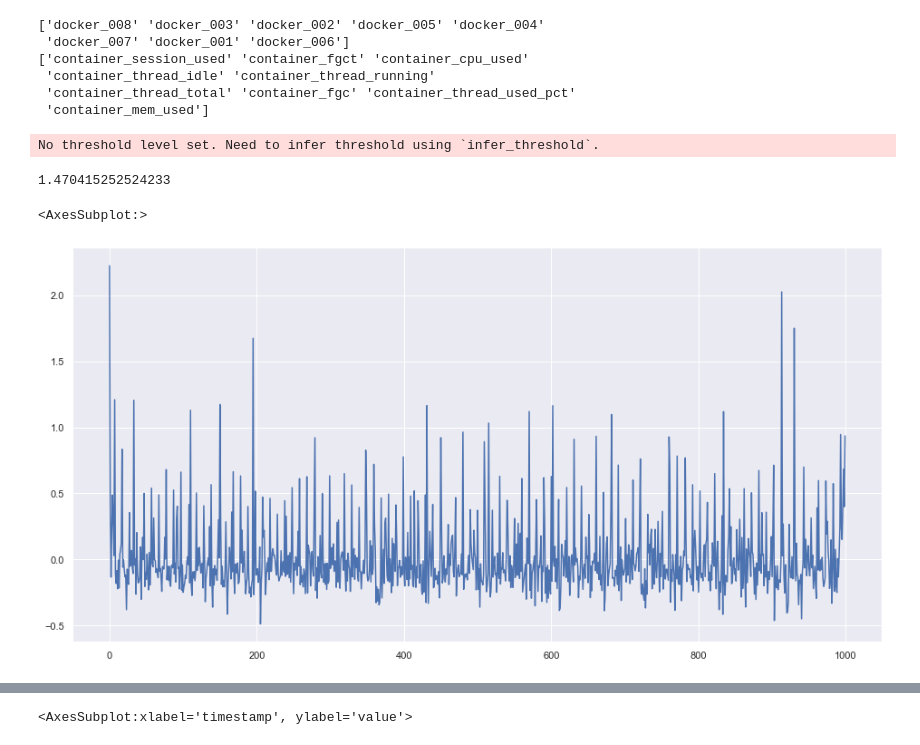
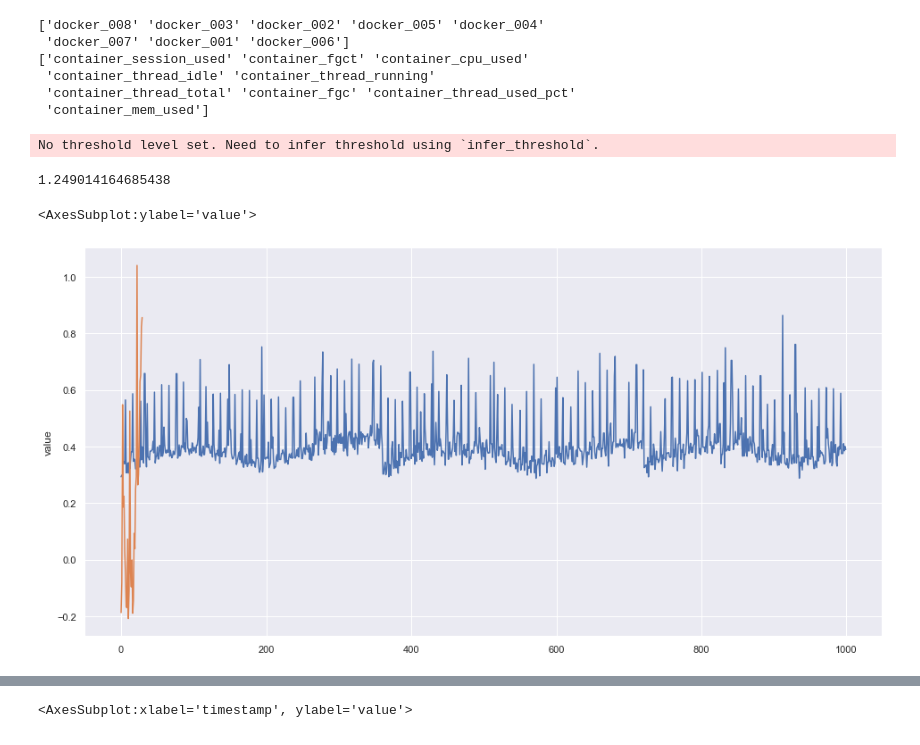
Before and after one commit to meng2468/AIOps-Challenge, a Jupyter notebook: impl/models/kpi_detection/notebooks/sr_playground.ipynb, the cells around one changed output, grey strips where cells are left out. Drawn from its saved outputs; the diff is of its cells as text; code cells hidden in the pictures.

Commit message:
Working SR detection with window bug

```diff
--- a/impl/models/kpi_detection/notebooks/sr_playground.ipynb
+++ b/impl/models/kpi_detection/notebooks/sr_playground.ipynb
@@ -69,26 +69,47 @@ print(dfs['dcos_docker']['name'].unique())
 # %%
 df = dfs['os_linux']
 df = df[df.name == 'CPU_user_time'][df.cmdb_id=='os_001']
 
 # df = dfs['dcos_docker']
 # df = df[df.name == 'container_cpu_used'][df.cmdb_id=='docker_003']
+def get_past(df, curr_time, window_size):
+    step_size = 1000*60
+    df_new = pd.DataFrame(columns=['timestamp', 'value'])
+
+    for time in [curr_time - step_size*x for x in range(window_size)][::-1]:
+        if len(df[df.timestamp == time]) == 0:
+            plug_time = np.max(df[df.timestamp < time]['timestamp'])
+            row = {}
+            row['timestamp'] = time
+            row['value'] = df.loc[df.timestamp==plug_time, 'value'].values[0]
+            df_new = df_new.append(row, ignore_index=True)
+        else:
+            row = {}
+            row['timestamp'] = time
+            print(df.loc[df.timestamp==time, 'value'].values[0])
+            row['value'] = df.loc[df.timestamp==time, 'value'].values[0]
+            df_new = df_new.append(row, ignore_index=True)
+
+    return df_new
+
+df = get_past(df, np.max(df.timestamp.unique()), len(df))
 
 od = SpectralResidual(
-    window_amp=20,
-    window_local=20,
-    n_est_points=1,
-    n_grad_points=1
+    window_amp=30,
+    window_local=30,
+    n_est_points=5,
+    n_grad_points=5
 )
 
 od.infer_threshold(df['value'].values, threshold_perc=99.9)
 print(od.threshold)
 
 window_size = 1000
 inst_s = od.predict(df['value'].values[:window_size],return_instance_score=True)['data']['instance_score']
-# sns.lineplot(x=range(len(df[:window_size].values)), y='value',data=df[:window_size])
-sns.lineplot(x=range(len(inst_s)), y=inst_s)
+sns.lineplot(x=range(len(df[:window_size].values)), y='value',data=df[:window_size])
+sns.lineplot(x=range(len(inst_s[-30:])), y=inst_s[-30:])
 # %% [output]
 No threshold level set. Need to infer threshold using `infer_threshold`.
-1.470415252524233
+1.249014164685438
-<AxesSubplot:>
+<AxesSubplot:ylabel='value'>
-[figure, old version]
+[figure, new version]
```
Also changed, not shown: parts of 2 cells of this notebook, 4 other files.
